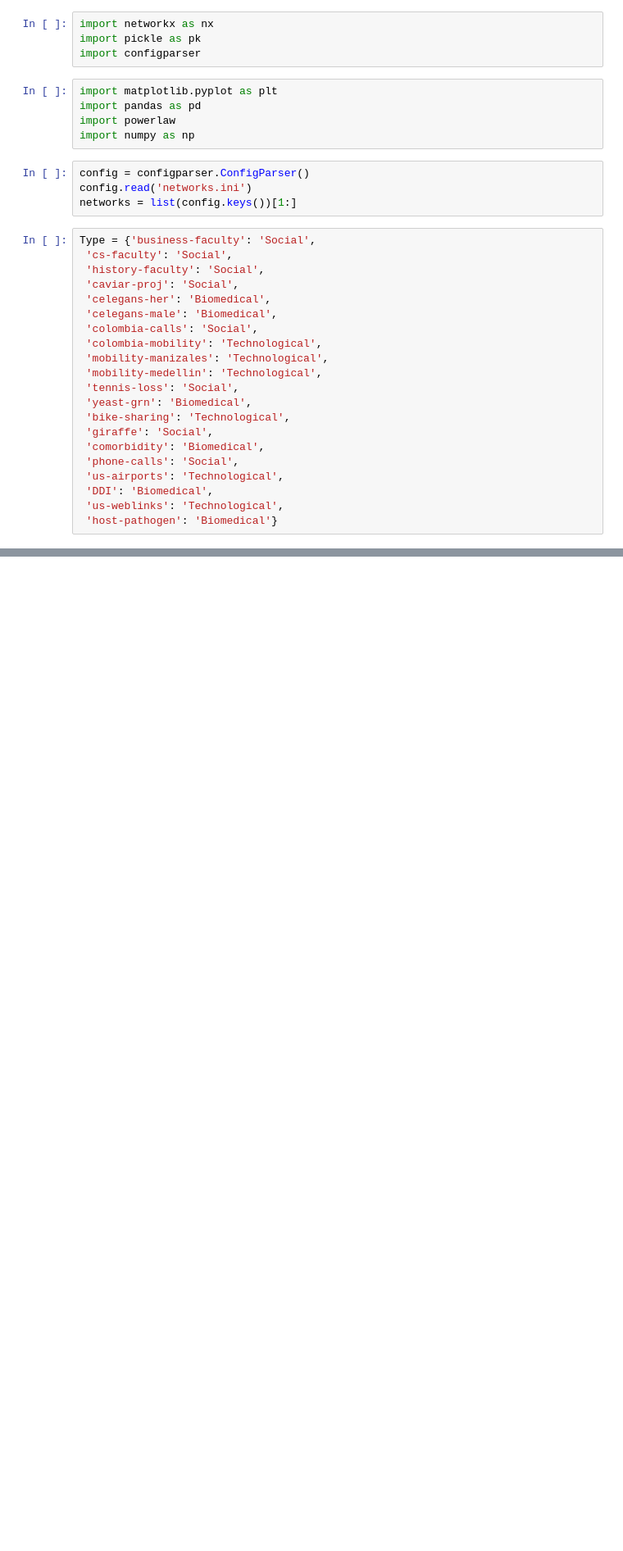
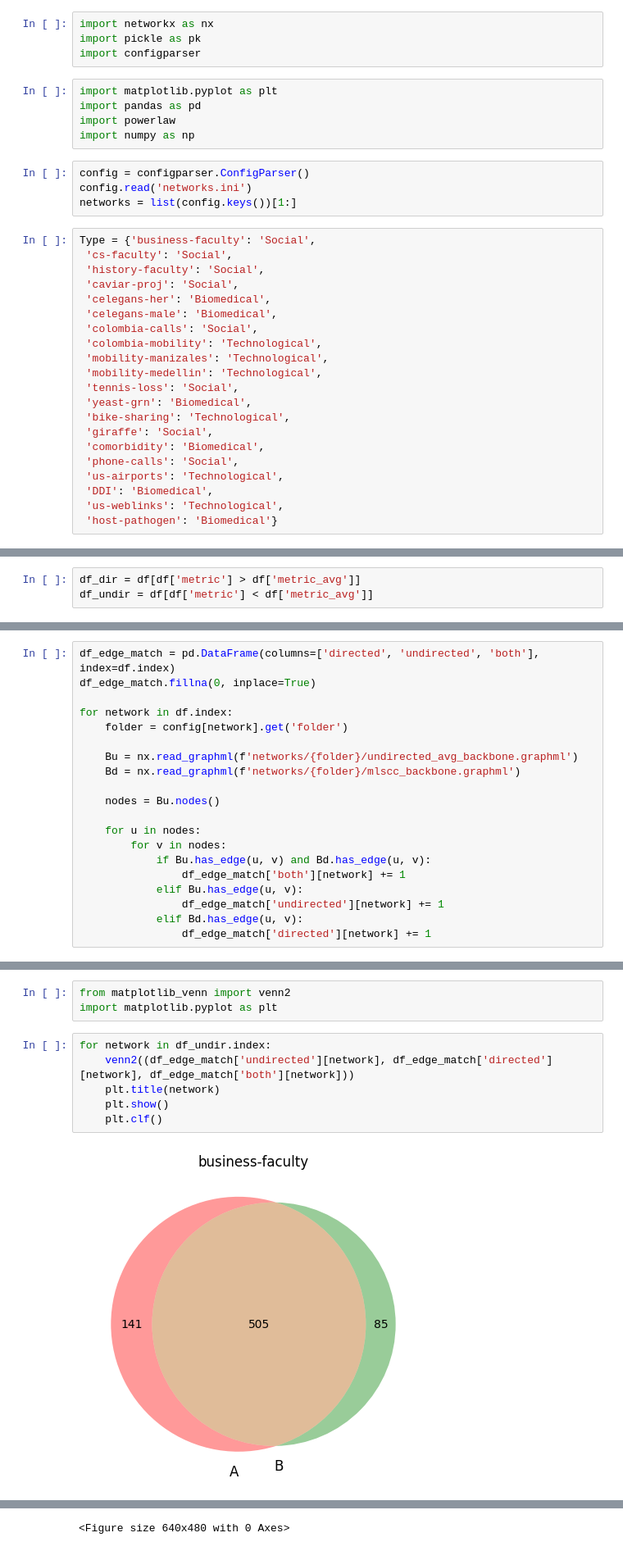
Before and after one commit to fcphysics/DirectedDistanceBackbone, a Jupyter notebook: combining_data.ipynb, the cells around one changed output, grey strips where cells are left out. Shown at 82% size. Saved outputs shown, nothing was run; the diff lists cells and outputs as text; blank space fills up the shorter version.

```diff
--- a/combining_data.ipynb
+++ b/combining_data.ipynb
@@ -668,0 +180,3 @@ df.sort_values(by=['rel-diff'], ascending=False)
+# %%
+df_dir = df[df['metric'] > df['metric_avg']]
+df_undir = df[df['metric'] < df['metric_avg']]
@@ -668,0 +462,20 @@ df.sort_values(by=['rel-diff'], ascending=False)
+# %%
+df_edge_match = pd.DataFrame(columns=['directed', 'undirected', 'both'], index=df.index)
+df_edge_match.fillna(0, inplace=True)
+
+for network in df.index:
+    folder = config[network].get('folder')
+
+    Bu = nx.read_graphml(f'networks/{folder}/undirected_avg_backbone.graphml')
+    Bd = nx.read_graphml(f'networks/{folder}/mlscc_backbone.graphml')
+
+    nodes = Bu.nodes()
+
+    for u in nodes:
+        for v in nodes:
+            if Bu.has_edge(u, v) and Bd.has_edge(u, v):
+                df_edge_match['both'][network] += 1
+            elif Bu.has_edge(u, v):
+                df_edge_match['undirected'][network] += 1
+            elif Bd.has_edge(u, v):
+                df_edge_match['directed'][network] += 1
@@ -668,0 +502,11 @@ df.sort_values(by=['rel-diff'], ascending=False)
+# %%
+from matplotlib_venn import venn2
+import matplotlib.pyplot as plt
+# %%
+for network in df_undir.index:
+    venn2((df_edge_match['undirected'][network], df_edge_match['directed'][network], df_edge_match['both'][network]))
+    plt.title(network)
+    plt.show()
+    plt.clf()
+# %% [output]
+[figure, added]
@@ -668,0 +521 @@ df.sort_values(by=['rel-diff'], ascending=False)
+<Figure size 640x480 with 0 Axes>
```
Also changed, not shown: parts of 62 cells of this notebook, 4 other files.
